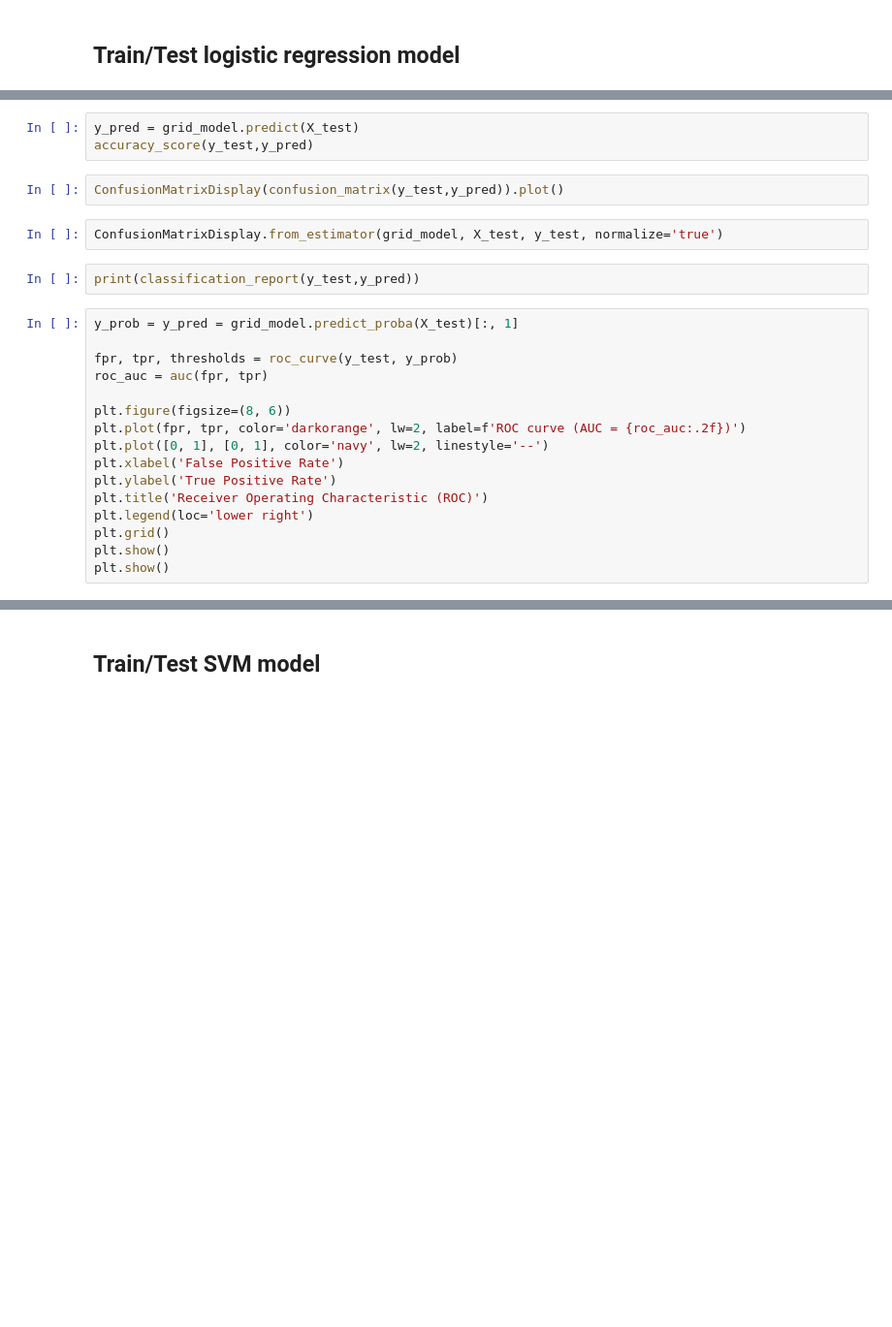
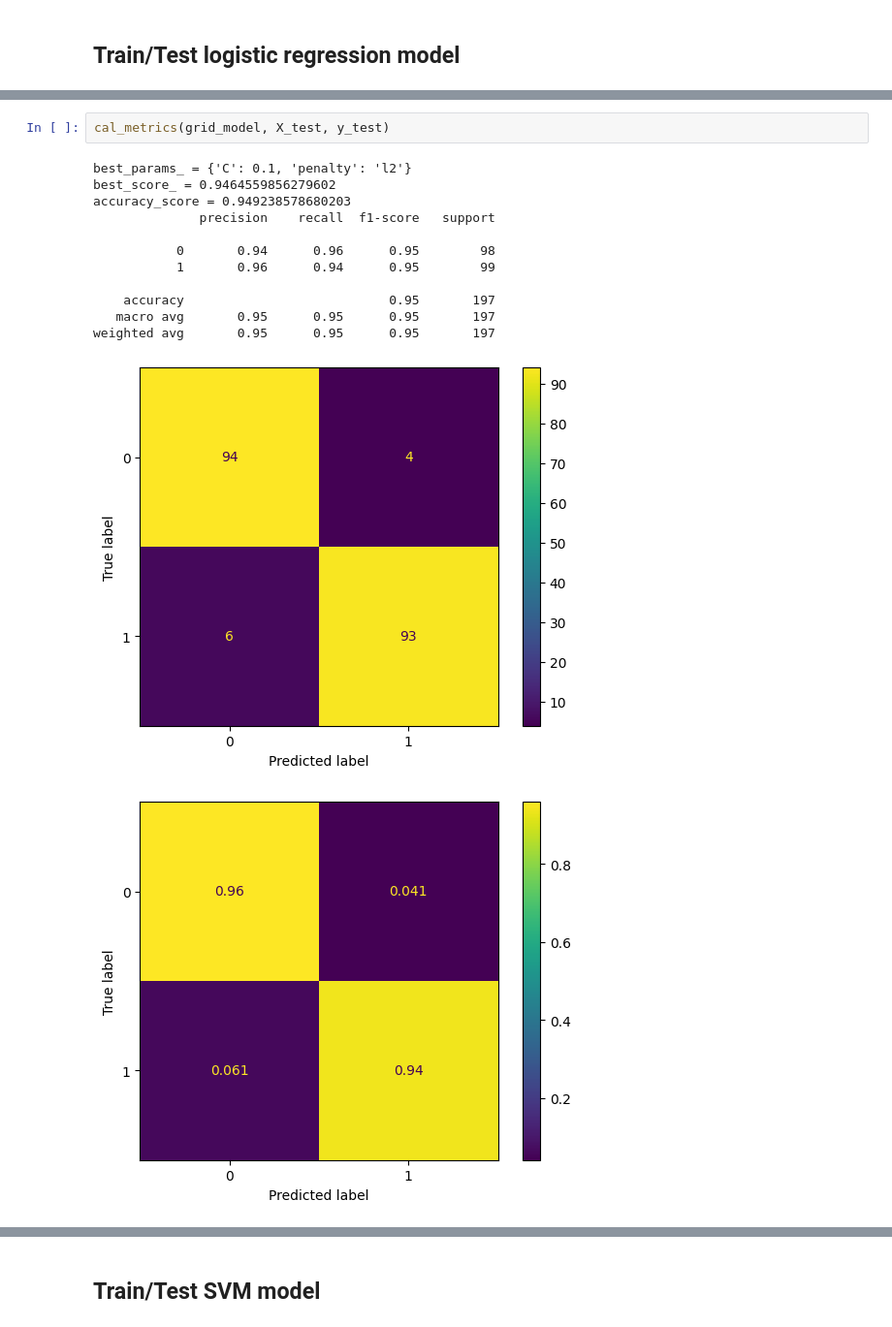
Before and after one commit to Lychee-acaca/SEP785_Project, a Jupyter notebook: sep785_project.ipynb, the cells around one changed output, grey strips where cells are left out. Shown at 97% size. Saved outputs shown, nothing was run; the diff lists cells and outputs as text; blank space fills up the shorter version.

Commit message:
reuse function for metrics calculation

```diff
--- a/sep785_project.ipynb
+++ b/sep785_project.ipynb
@@ -107,25 +211,16 @@ grid_model.best_params_
-# %%
-y_pred = grid_model.predict(X_test)
-accuracy_score(y_test,y_pred)
-# %%
-ConfusionMatrixDisplay(confusion_matrix(y_test,y_pred)).plot()
-# %%
-ConfusionMatrixDisplay.from_estimator(grid_model, X_test, y_test, normalize='true')
-# %%
-print(classification_report(y_test,y_pred))
-# %%
-y_prob = y_pred = grid_model.predict_proba(X_test)[:, 1]
-
-fpr, tpr, thresholds = roc_curve(y_test, y_prob)
-roc_auc = auc(fpr, tpr)
-
-plt.figure(figsize=(8, 6))
-plt.plot(fpr, tpr, color='darkorange', lw=2, label=f'ROC curve (AUC = {roc_auc:.2f})')
-plt.plot([0, 1], [0, 1], color='navy', lw=2, linestyle='--')
-plt.xlabel('False Positive Rate')
-plt.ylabel('True Positive Rate')
-plt.title('Receiver Operating Characteristic (ROC)')
-plt.legend(loc='lower right')
-plt.grid()
-plt.show()
-plt.show()
+# %%
+cal_metrics(grid_model, X_test, y_test)
+# %% [output]
+best_params_ = {'C': 0.1, 'penalty': 'l2'}
+best_score_ = 0.9464559856279602
+accuracy_score = 0.949238578680203
+              precision    recall  f1-score   support
+
+           0       0.94      0.96      0.95        98
+           1       0.96      0.94      0.95        99
+
+    accuracy                           0.95       197
+   macro avg       0.95      0.95      0.95       197
+weighted avg       0.95      0.95      0.95       197
+[figure, added]
+[figure, added]
```
Also changed, not shown: parts of 25 cells of this notebook.
